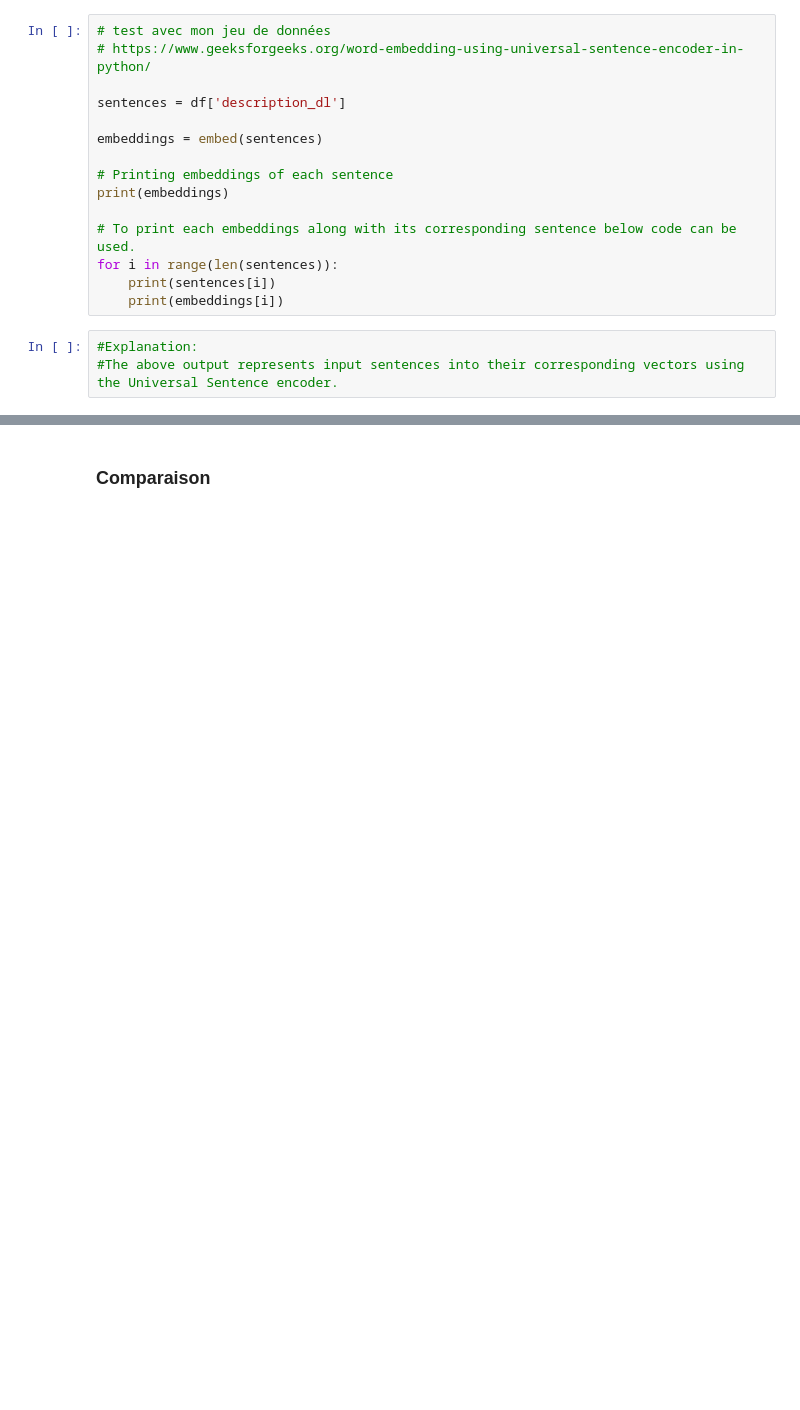
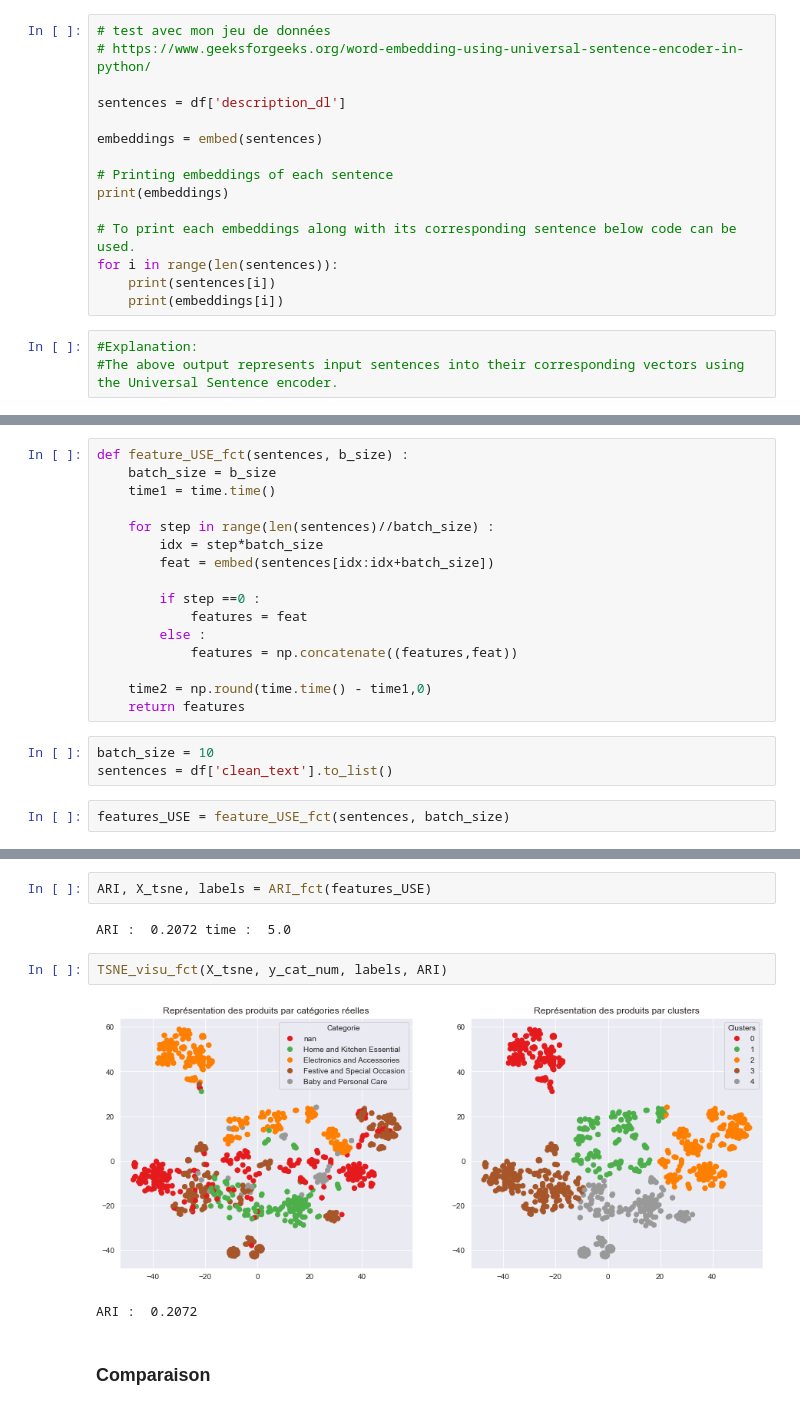
Before and after one commit to LucileRb/classification_auto_consommation, a Jupyter notebook: Text analysis/Data_exploration_text_analysis.ipynb, the cells around one changed output, grey strips where cells are left out. Drawn from its saved outputs; the diff is of its cells as text; blank space fills up the shorter version.

```diff
--- a/Text analysis/Data_exploration_text_analysis.ipynb
+++ b/Text analysis/Data_exploration_text_analysis.ipynb
@@ -1401,0 +1694,21 @@ for i in range(len(sentences)):
+# %%
+def feature_USE_fct(sentences, b_size) :
+    batch_size = b_size
+    time1 = time.time()
+
+    for step in range(len(sentences)//batch_size) :
+        idx = step*batch_size
+        feat = embed(sentences[idx:idx+batch_size])
+
+        if step ==0 :
+            features = feat
+        else :
+            features = np.concatenate((features,feat))
+
+    time2 = np.round(time.time() - time1,0)
+    return features
+# %%
+batch_size = 10
+sentences = df['clean_text'].to_list()
+# %%
+features_USE = feature_USE_fct(sentences, batch_size)
@@ -1402,3 +1717,12 @@ for i in range(len(sentences)):
+# %%
+ARI, X_tsne, labels = ARI_fct(features_USE)
+# %% [output]
+ARI :  0.2072 time :  5.0
+# %%
+TSNE_visu_fct(X_tsne, y_cat_num, labels, ARI)
+# %% [output]
+[figure, added]
+ARI :  0.2072
 # %% [markdown]
 ### Comparaison
 # %%
```
Also changed, not shown: parts of 27 cells of this notebook, 1 other file.
